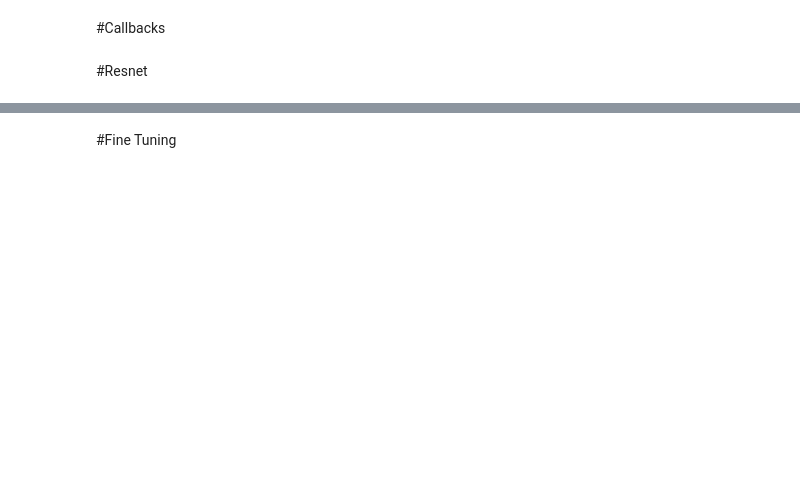
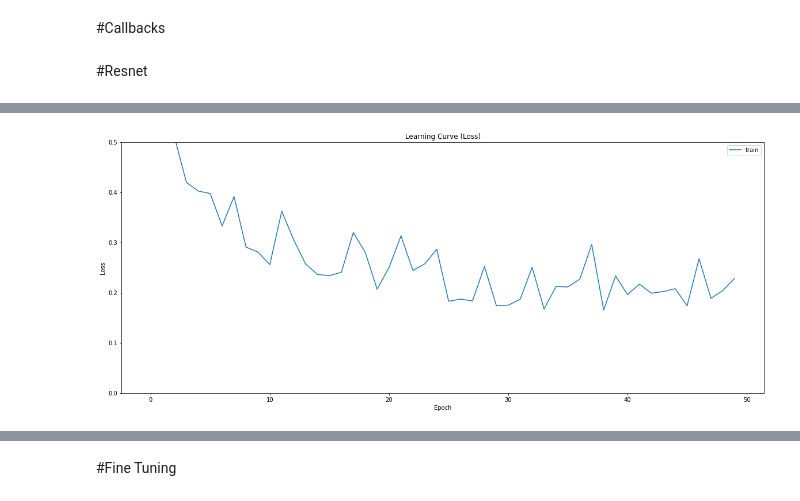
Before and after one commit to ZahraDehghanian97/pneumonia_diagnosis, a Jupyter notebook: pneumonia_diagnosis.ipynb, the cells around one changed output, grey strips where cells are left out. Cells and saved outputs as stored; diff of their text form; code cells hidden in the pictures; blank space fills up the shorter version.

```diff
--- a/pneumonia_diagnosis.ipynb
+++ b/pneumonia_diagnosis.ipynb
@@ -172,7 +144,7 @@ Train Set - Pneumonia
 # %%
-df = df_train.sample(frac=0.05)
+# df = df_train.sample(frac=0.05)
 
-train_df, val_df = train_test_split(df, test_size = 0.20, random_state = SEED, stratify = df['class'])
+# df_train, df_val = train_test_split(df, test_size = 0.20, random_state = SEED, stratify = df['class'])
 # %% [markdown]
 #Data Augmentation
 # %%
@@ -183,7 +155,7 @@ train_datagen = ImageDataGenerator(rescale=1/255.,
 
 val_datagen = ImageDataGenerator(rescale=1/255.)
 
-ds_train = train_datagen.flow_from_dataframe(train_df,
+ds_train = train_datagen.flow_from_dataframe(df_train,
                                              x_col = 'image',
                                              y_col = 'class',
                                              target_size = (IMG_SIZE, IMG_SIZE),
@@ -191,7 +163,7 @@ ds_train = train_datagen.flow_from_dataframe(train_df,
                                              batch_size = BATCH,
                                              seed = SEED)
 
-ds_val = val_datagen.flow_from_dataframe(val_df,
+ds_val = val_datagen.flow_from_dataframe(df_val,
                                             x_col = 'image',
                                             y_col = 'class',
                                             target_size = (IMG_SIZE, IMG_SIZE),
@@ -328,9 +256,8 @@ _________________________________________________________________
 # %%
-
 history = model_pretrained.fit(ds_train,
           batch_size = BATCH, epochs = 50,
           validation_data=ds_val,
-          callbacks=[early_stopping, plateau,gradcam],
+          callbacks=[early_stopping, plateau],#,gradcam],
           steps_per_epoch=(float(len(train_df)/BATCH)),
           validation_steps=(float(len(val_df)/BATCH)));
 # %% [output]
@@ -339,13 +287,15 @@ ValueError: ignored
 # %%
 fig, ax = plt.subplots(figsize=(20,8))
 sns.lineplot(x = history.epoch, y = history.history['loss'])
-sns.lineplot(x = history.epoch, y = history.history['val_loss'])
+# sns.lineplot(x = history.epoch, y = history.history['val_loss'])
 ax.set_title('Learning Curve (Loss)')
 ax.set_ylabel('Loss')
 ax.set_xlabel('Epoch')
 ax.set_ylim(0, 0.5)
 ax.legend(['train', 'val'], loc='best')
 plt.show()
+# %% [output]
+[figure, added]
 # %%
 fig, ax = plt.subplots(figsize=(20,8))
 sns.lineplot(x = history.epoch, y = history.history['binary_accuracy'])
```
Also changed, not shown: parts of 50 cells of this notebook.
